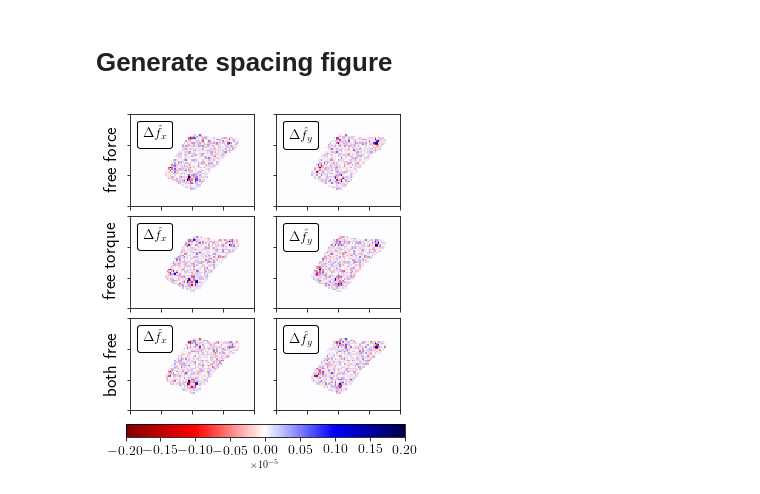
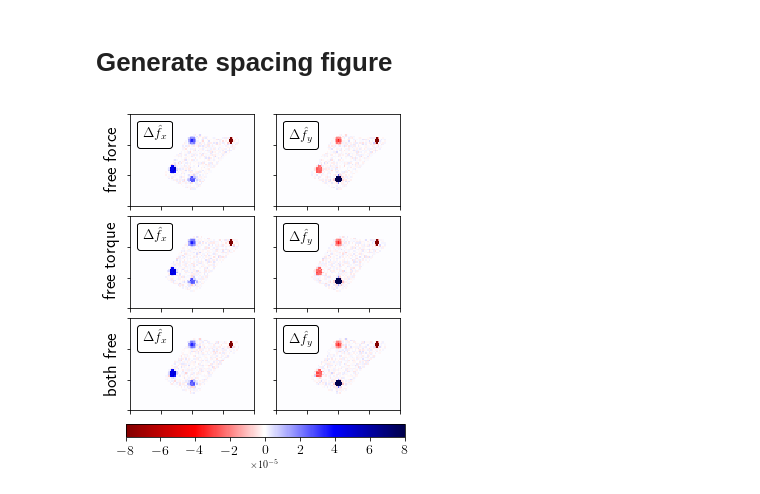
Before and after one commit to jcalifornia/tractionforce, a Jupyter notebook: paper/numerics/fig6 (constraints).ipynb, the cells around one changed output. Cells and saved outputs as stored; diff of their text form; code cells hidden in the pictures.

```diff
--- a/paper/numerics/fig6 (constraints).ipynb
+++ b/paper/numerics/fig6 (constraints).ipynb
@@ -164,8 +164,8 @@ best_s_vals_y0 = bestresult[0][1]* 1e4
 # %%
 fig = plt.figure(figsize=(5,6))
 #fig = plt.figure()
-max_annulus = 2e-4* 1e3
-max_pads = 2e-4* 1e3
+max_annulus = 8e-4* 1e4
+max_pads = 8e-4* 1e4
 gs0 = gridspec.GridSpec(1,1, hspace = 0.1,wspace=0.1)
 
 gs_j_left = [] # just collect these here
@@ -203,8 +203,8 @@ for j in range(J):
     best = np.argsort(l_curve_distances)[-1]
 
     bestresult = pad_results[j][best]
-    best_s_vals_x = bestresult[0][0]* 1e4
-    best_s_vals_y = bestresult[0][1]* 1e4
+    best_s_vals_x = bestresult[0][0]* 1e5
+    best_s_vals_y = bestresult[0][1]* 1e5
 
     xlattice = bestresult[0][2]
     ylattice = bestresult[0][2]
@@ -227,31 +227,31 @@ for j in range(J):
                   loc=2,
                   )
     at.patch.set_boxstyle("round,pad=0.,rounding_size=0.2")
     ax[-1].add_artist(at)
     ax[-1].set_ylabel(labels[j],fontsize=18)
 
     ax += [plt.Subplot(fig, gs_j_right[j][0,1])]
     fig.add_subplot(ax[-1])
     ax[-1].pcolormesh(best_s_vals_y-best_s_vals_y0,
                      cmap='seismic_r',vmax=max_annulus,vmin=-max_annulus, rasterized=True).axes.set_aspect('equal')#
 
     ax[-1].set_yticklabels([])
     ax[-1].set_xticklabels([])
 
     at = AnchoredText("$\Delta\hat{f}_{y}$",
                   prop=dict(size=14), frameon=True,
                   loc=2,
                   )
     at.patch.set_boxstyle("round,pad=0.,rounding_size=0.2")
     ax[-1].add_artist(at)
 
 fig.colorbar(im[0], ax = ax, fraction=0.05, pad=0.04,  orientation='horizontal', label=r"$\times 10^{-5}$").ax.tick_params(labelsize=14) #format=ticker.FuncFormatter(fmt),
 
 # left annotation
 
 # top annotation
 
 plt.savefig("../figures/fig6.pdf",bbox_inches='tight',
                transparent=True)
 # %% [output]
-[figure, old version]
+[figure, new version]
```
Also changed, not shown: 8 other files.
